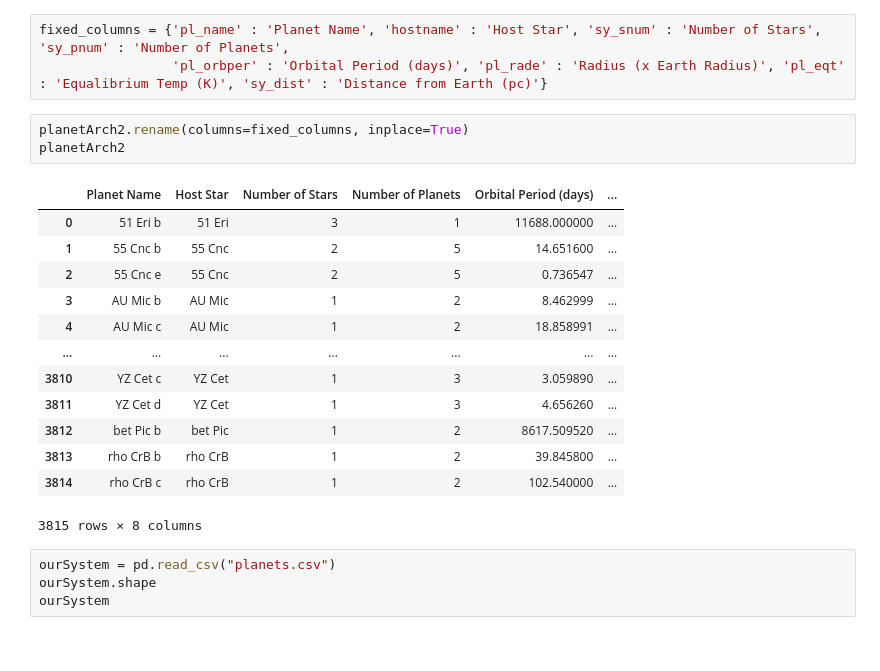
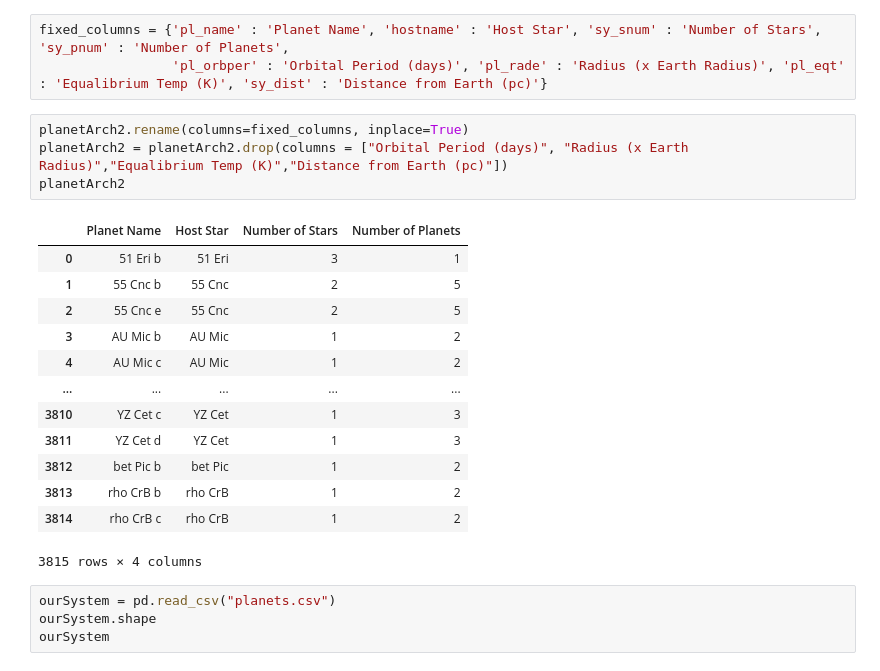
Before and after one commit to timothy7walker/GalaxyPlanetsandExoplanets, a Jupyter notebook: GalaxyPlanetsandExoplanets.ipynb, the cells around one changed output. Saved outputs shown, nothing was run; the diff lists cells and outputs as text.

```diff
--- a/GalaxyPlanetsandExoplanets.ipynb
+++ b/GalaxyPlanetsandExoplanets.ipynb
@@ -33,23 +33,24 @@ Index(['pl_name', 'hostname', 'sy_snum', 'sy_pnum', 'pl_orbper', 'pl_rade',
 # %%
 fixed_columns = {'pl_name' : 'Planet Name', 'hostname' : 'Host Star', 'sy_snum' : 'Number of Stars', 'sy_pnum' : 'Number of Planets',
                  'pl_orbper' : 'Orbital Period (days)', 'pl_rade' : 'Radius (x Earth Radius)', 'pl_eqt' : 'Equalibrium Temp (K)', 'sy_dist' : 'Distance from Earth (pc)'}
-# %%
-planetArch2.rename(columns=fixed_columns, inplace=True)
-planetArch2
-# %% [output]
-|  | Planet Name | Host Star | Number of Stars | Number of Planets | Orbital Period (days) | ... |
-| 0 | 51 Eri b | 51 Eri | 3 | 1 | 11688.000000 | ... |
-| 1 | 55 Cnc b | 55 Cnc | 2 | 5 | 14.651600 | ... |
-| 2 | 55 Cnc e | 55 Cnc | 2 | 5 | 0.736547 | ... |
-| 3 | AU Mic b | AU Mic | 1 | 2 | 8.462999 | ... |
-| 4 | AU Mic c | AU Mic | 1 | 2 | 18.858991 | ... |
-| ... | ... | ... | ... | ... | ... | ... |
-| 3810 | YZ Cet c | YZ Cet | 1 | 3 | 3.059890 | ... |
-| 3811 | YZ Cet d | YZ Cet | 1 | 3 | 4.656260 | ... |
-| 3812 | bet Pic b | bet Pic | 1 | 2 | 8617.509520 | ... |
-| 3813 | rho CrB b | rho CrB | 1 | 2 | 39.845800 | ... |
-| 3814 | rho CrB c | rho CrB | 1 | 2 | 102.540000 | ... |
-3815 rows × 8 columns
+# %%
+planetArch2.rename(columns=fixed_columns, inplace=True)
+planetArch2 = planetArch2.drop(columns = ["Orbital Period (days)", "Radius (x Earth Radius)","Equalibrium Temp (K)","Distance from Earth (pc)"])
+planetArch2
+# %% [output]
+|  | Planet Name | Host Star | Number of Stars | Number of Planets |
+| 0 | 51 Eri b | 51 Eri | 3 | 1 |
+| 1 | 55 Cnc b | 55 Cnc | 2 | 5 |
+| 2 | 55 Cnc e | 55 Cnc | 2 | 5 |
+| 3 | AU Mic b | AU Mic | 1 | 2 |
+| 4 | AU Mic c | AU Mic | 1 | 2 |
+| ... | ... | ... | ... | ... |
+| 3810 | YZ Cet c | YZ Cet | 1 | 3 |
+| 3811 | YZ Cet d | YZ Cet | 1 | 3 |
+| 3812 | bet Pic b | bet Pic | 1 | 2 |
+| 3813 | rho CrB b | rho CrB | 1 | 2 |
+| 3814 | rho CrB c | rho CrB | 1 | 2 |
+3815 rows × 4 columns
 # %%
 ourSystem = pd.read_csv("planets.csv")
 ourSystem.shape
```
Also changed, not shown: parts of 4 cells of this notebook.
